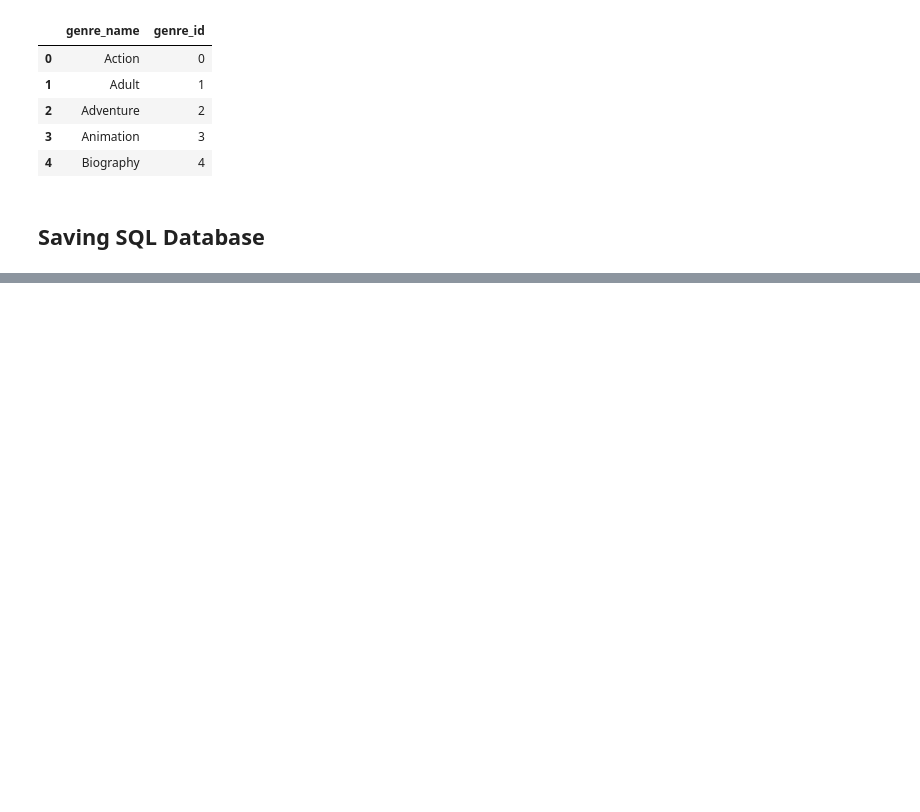
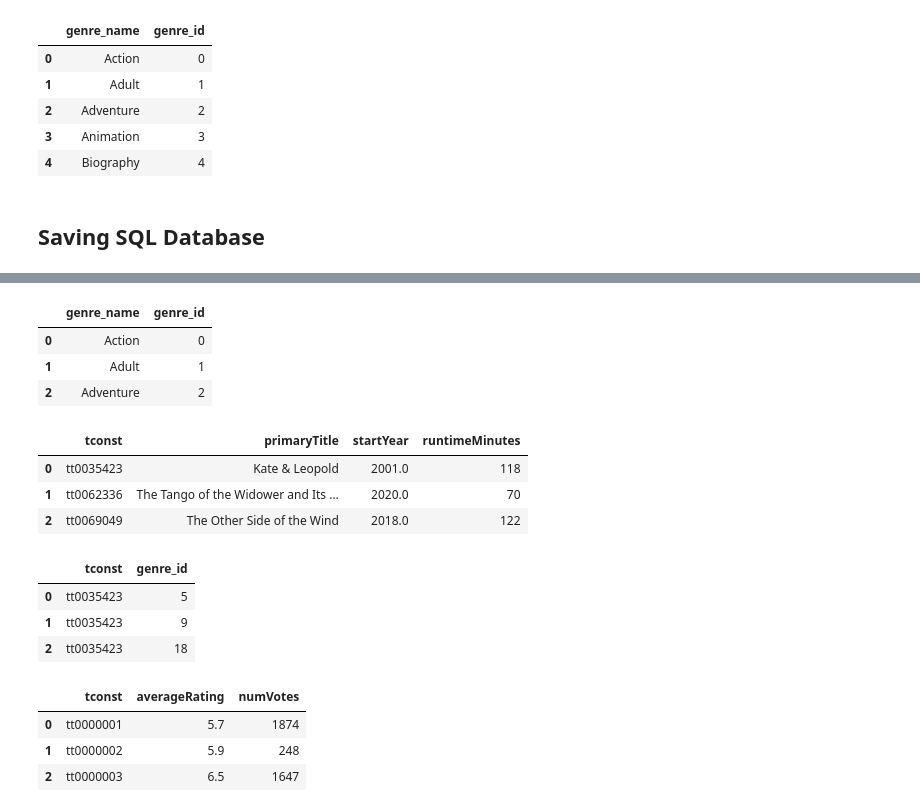
Before and after one commit to ChastityB/How-to-Make-The-Best-Movies, a Jupyter notebook: IMDB - How to Make The Best Movies Part 3.ipynb, the cells around one changed output, grey strips where cells are left out. Cells and saved outputs as stored; diff of their text form; code cells hidden in the pictures; blank space fills up the shorter version.

```diff
--- a/IMDB - How to Make The Best Movies Part 3.ipynb
+++ b/IMDB - How to Make The Best Movies Part 3.ipynb
@@ -167,0 +435,45 @@ else: print('The database already exists.')
+# %%
+#genres
+q = """
+SELECT *
+FROM genres LIMIT 3
+;"""
+pd.read_sql(q, engine)
+# %% [output]
+|  | genre_name | genre_id |
+| 0 | Action | 0 |
+| 1 | Adult | 1 |
+| 2 | Adventure | 2 |
+# %%
+q = """
+SELECT *
+FROM title_basics LIMIT 3
+;"""
+pd.read_sql(q, engine)
+# %% [output]
+|  | tconst | primaryTitle | startYear | runtimeMinutes |
+| 0 | tt0035423 | Kate & Leopold | 2001.0 | 118 |
+| 1 | tt0062336 | The Tango of the Widower and Its ... | 2020.0 | 70 |
+| 2 | tt0069049 | The Other Side of the Wind | 2018.0 | 122 |
+# %%
+q = """
+SELECT *
+FROM title_genres LIMIT 3
+;"""
+pd.read_sql(q, engine)
+# %% [output]
+|  | tconst | genre_id |
+| 0 | tt0035423 | 5 |
+| 1 | tt0035423 | 9 |
+| 2 | tt0035423 | 18 |
+# %%
+q = """
+SELECT *
+FROM title_ratings LIMIT 3
+;"""
+pd.read_sql(q, engine)
+# %% [output]
+|  | tconst | averageRating | numVotes |
+| 0 | tt0000001 | 5.7 | 1874 |
+| 1 | tt0000002 | 5.9 | 248 |
+| 2 | tt0000003 | 6.5 | 1647 |
```
Also changed, not shown: parts of 33 cells of this notebook, 1 other file.
